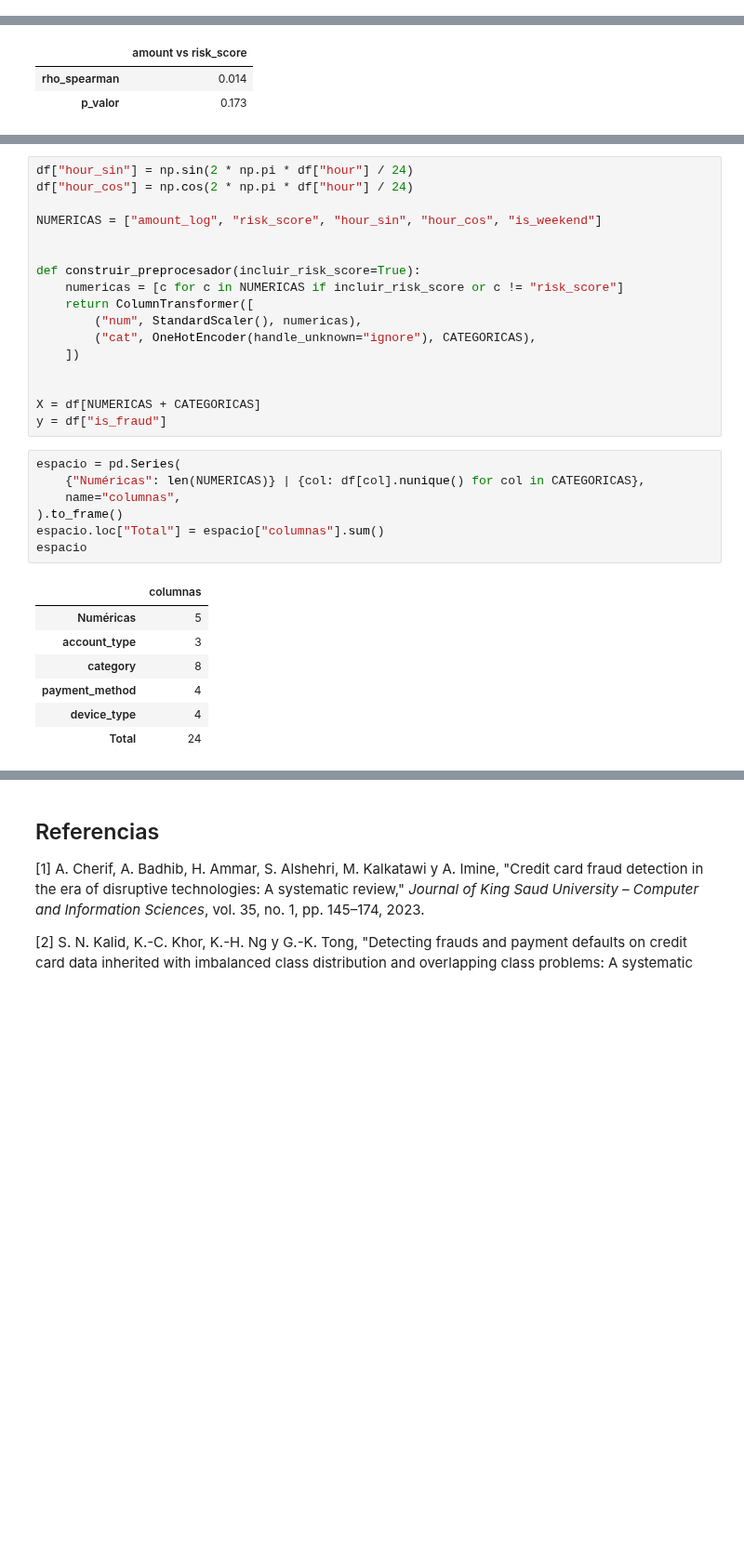
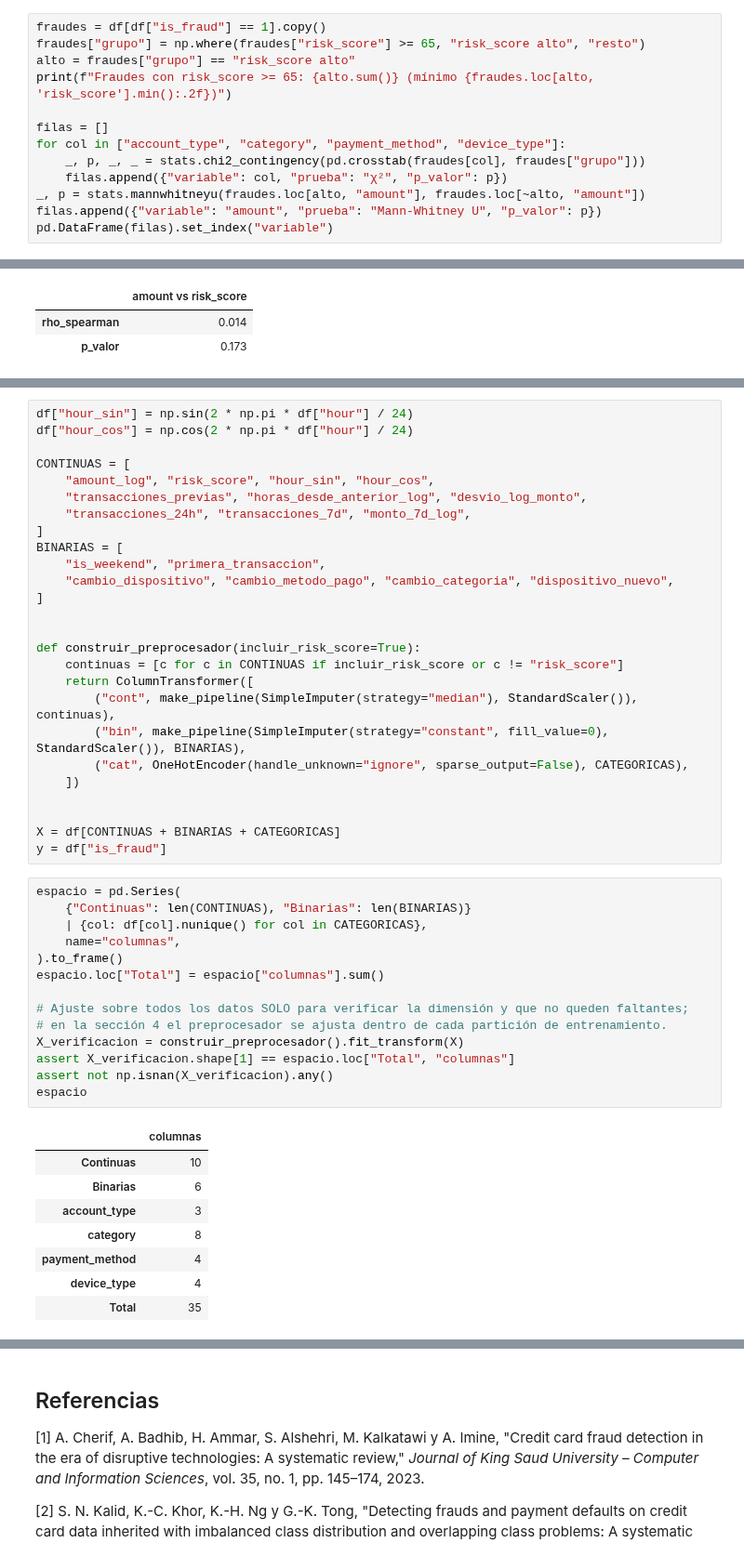
Before and after one commit to SamuelPuerta/FinancialTransactions-FraudDetection-Model, a Jupyter notebook: notebooks/01_descripcion_problema.ipynb, the cells around one changed output, grey strips where cells are left out. Shown at 93% size. Drawn from its saved outputs; the diff is of its cells as text; blank space fills up the shorter version.

```diff
--- a/notebooks/01_descripcion_problema.ipynb
+++ b/notebooks/01_descripcion_problema.ipynb
@@ -297,0 +303,13 @@ pd.DataFrame(filas).set_index("umbral")
+# %%
+fraudes = df[df["is_fraud"] == 1].copy()
+fraudes["grupo"] = np.where(fraudes["risk_score"] >= 65, "risk_score alto", "resto")
+alto = fraudes["grupo"] == "risk_score alto"
+print(f"Fraudes con risk_score >= 65: {alto.sum()} (mínimo {fraudes.loc[alto, 'risk_score'].min():.2f})")
+
+filas = []
+for col in ["account_type", "category", "payment_method", "device_type"]:
+    _, p, _, _ = stats.chi2_contingency(pd.crosstab(fraudes[col], fraudes["grupo"]))
+    filas.append({"variable": col, "prueba": "χ²", "p_valor": p})
+_, p = stats.mannwhitneyu(fraudes.loc[alto, "amount"], fraudes.loc[~alto, "amount"])
+filas.append({"variable": "amount", "prueba": "Mann-Whitney U", "p_valor": p})
+pd.DataFrame(filas).set_index("variable")
@@ -583,32 +696,49 @@ Los escaladores y codificadores se ajustan **solo con el conjunto de entrenamien
 df["hour_sin"] = np.sin(2 * np.pi * df["hour"] / 24)
 df["hour_cos"] = np.cos(2 * np.pi * df["hour"] / 24)
 
-NUMERICAS = ["amount_log", "risk_score", "hour_sin", "hour_cos", "is_weekend"]
+CONTINUAS = [
+    "amount_log", "risk_score", "hour_sin", "hour_cos",
+    "transacciones_previas", "horas_desde_anterior_log", "desvio_log_monto",
+    "transacciones_24h", "transacciones_7d", "monto_7d_log",
+]
+BINARIAS = [
+    "is_weekend", "primera_transaccion",
+    "cambio_dispositivo", "cambio_metodo_pago", "cambio_categoria", "dispositivo_nuevo",
+]
 
 
 def construir_preprocesador(incluir_risk_score=True):
-    numericas = [c for c in NUMERICAS if incluir_risk_score or c != "risk_score"]
+    continuas = [c for c in CONTINUAS if incluir_risk_score or c != "risk_score"]
     return ColumnTransformer([
-        ("num", StandardScaler(), numericas),
-        ("cat", OneHotEncoder(handle_unknown="ignore"), CATEGORICAS),
+        ("cont", make_pipeline(SimpleImputer(strategy="median"), StandardScaler()), continuas),
+        ("bin", make_pipeline(SimpleImputer(strategy="constant", fill_value=0), StandardScaler()), BINARIAS),
+        ("cat", OneHotEncoder(handle_unknown="ignore", sparse_output=False), CATEGORICAS),
     ])
 
 
-X = df[NUMERICAS + CATEGORICAS]
+X = df[CONTINUAS + BINARIAS + CATEGORICAS]
 y = df["is_fraud"]
 # %%
 espacio = pd.Series(
-    {"Numéricas": len(NUMERICAS)} | {col: df[col].nunique() for col in CATEGORICAS},
+    {"Continuas": len(CONTINUAS), "Binarias": len(BINARIAS)}
+    | {col: df[col].nunique() for col in CATEGORICAS},
     name="columnas",
 ).to_frame()
 espacio.loc["Total"] = espacio["columnas"].sum()
+
+# Ajuste sobre todos los datos SOLO para verificar la dimensión y que no queden faltantes;
+# en la sección 4 el preprocesador se ajusta dentro de cada partición de entrenamiento.
+X_verificacion = construir_preprocesador().fit_transform(X)
+assert X_verificacion.shape[1] == espacio.loc["Total", "columnas"]
+assert not np.isnan(X_verificacion).any()
 espacio
 # %% [output]
 |  | columnas |
-| Numéricas | 5 |
+| Continuas | 10 |
+| Binarias | 6 |
 | account_type | 3 |
 | category | 8 |
 | payment_method | 4 |
 | device_type | 4 |
-| Total | 24 |
+| Total | 35 |
 # %% [markdown]
```
Also changed, not shown: parts of 21 cells of this notebook, 14 other files.
